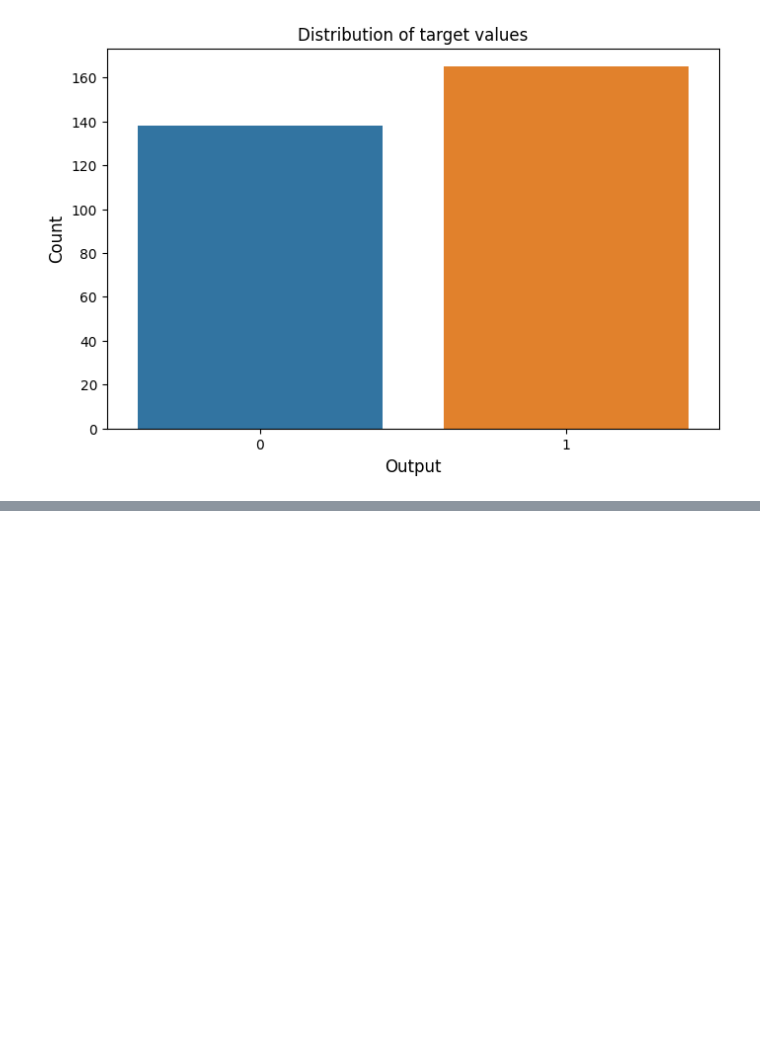
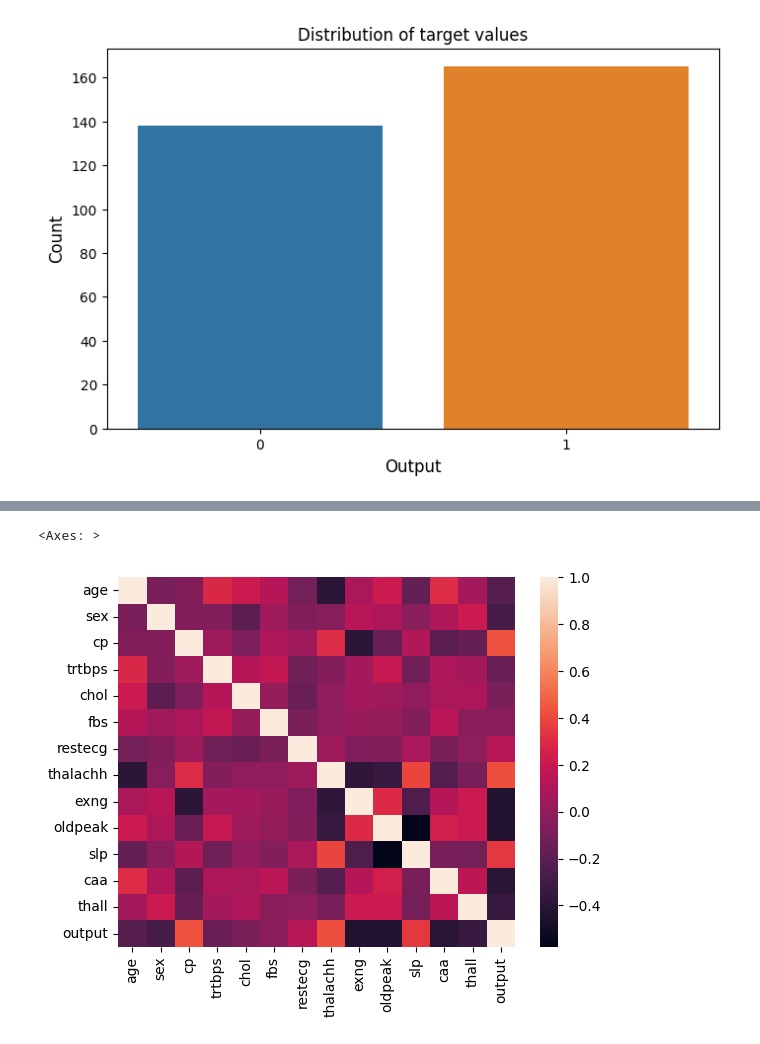
Before and after one commit to zoezhousy/Kaggle_Heart_Attack_Analysis_Prediction, a Jupyter notebook: heart-attack-prediction.ipynb, the cells around one changed output, grey strips where cells are left out. Cells and saved outputs as stored; diff of their text form; code cells hidden in the pictures; blank space fills up the shorter version.

```diff
--- a/heart-attack-prediction.ipynb
+++ b/heart-attack-prediction.ipynb
@@ -132,0 +157,4 @@ for ind, axi in enumerate(ax.flat):
+# %%
+display(heart.corr())
+sns.heatmap(heart.corr())
+# %% [output]
@@ -132,0 +176,2 @@ for ind, axi in enumerate(ax.flat):
+<Axes: >
+[figure, added]
```
Also changed, not shown: parts of 18 cells of this notebook.
